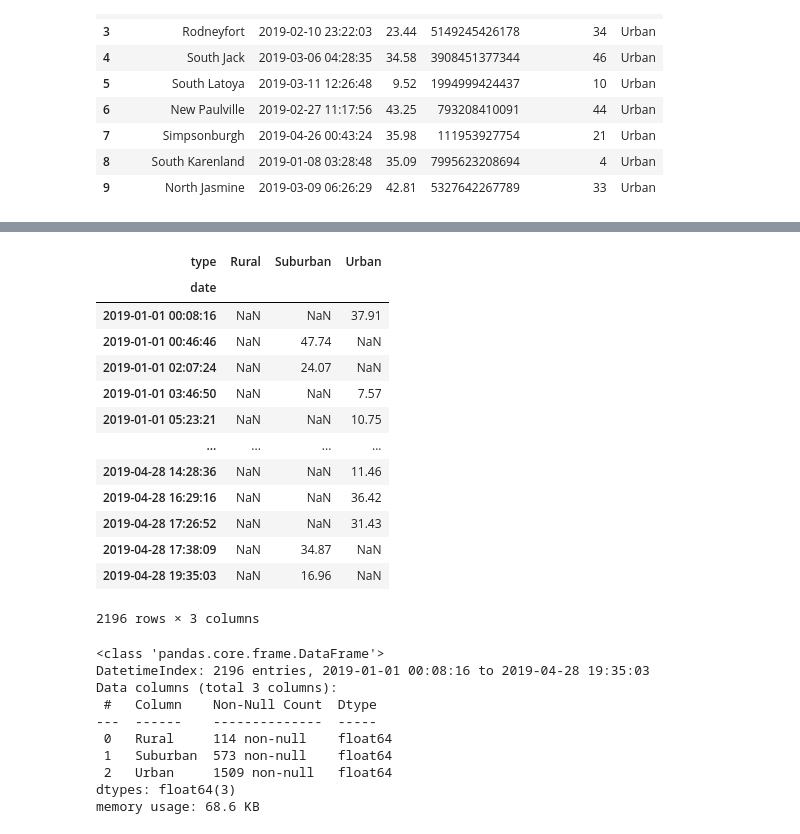
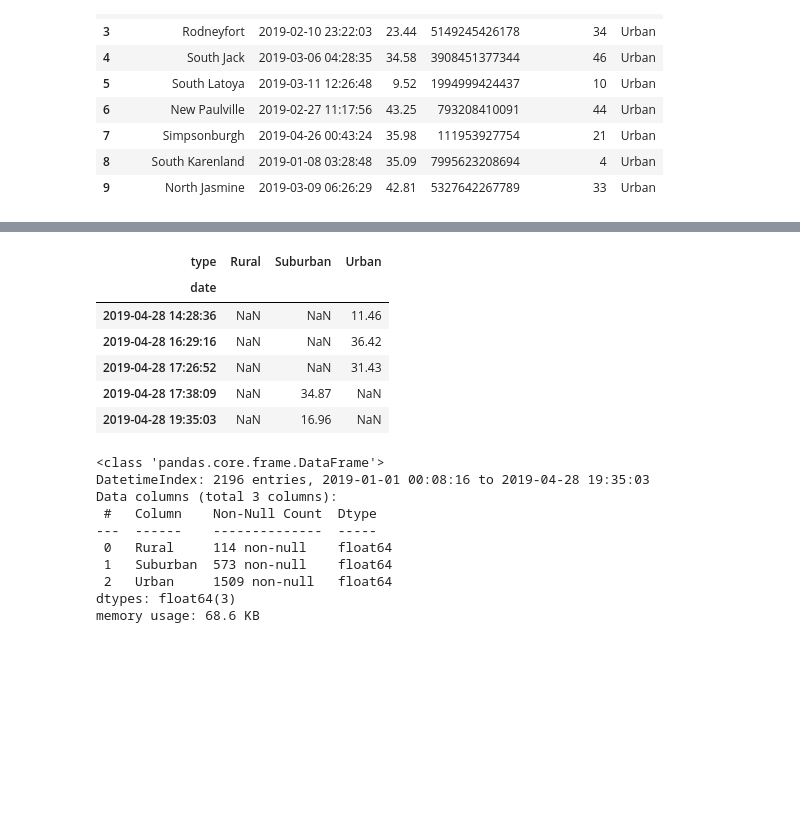
Before and after one commit to fkerimov/PyBer_Analysis, a Jupyter notebook: PyBer_Challenge.ipynb, the cells around one changed output, grey strips where cells are left out. Saved outputs shown, nothing was run; the diff lists cells and outputs as text; code cells hidden in the pictures; blank space fills up the shorter version.

```diff
--- a/PyBer_Challenge.ipynb
+++ b/PyBer_Challenge.ipynb
@@ -155,22 +113,15 @@ fare_groups_pivot.tail(10)
 # %%
 # 5. Create a new DataFrame from the pivot table DataFrame using loc on the given dates, '2019-01-01':'2019-04-29'.
 fares_jan_apr_df = fare_groups_pivot.loc['2019-01-01':'2019-04-29']
-fares_jan_apr_df
+fares_jan_apr_df.tail()
 # %% [output]
 | type | Rural | Suburban | Urban |
 | date |  |  |  |
-| 2019-01-01 00:08:16 | NaN | NaN | 37.91 |
-| 2019-01-01 00:46:46 | NaN | 47.74 | NaN |
-| 2019-01-01 02:07:24 | NaN | 24.07 | NaN |
-| 2019-01-01 03:46:50 | NaN | NaN | 7.57 |
-| 2019-01-01 05:23:21 | NaN | NaN | 10.75 |
-| ... | ... | ... | ... |
 | 2019-04-28 14:28:36 | NaN | NaN | 11.46 |
 | 2019-04-28 16:29:16 | NaN | NaN | 36.42 |
 | 2019-04-28 17:26:52 | NaN | NaN | 31.43 |
 | 2019-04-28 17:38:09 | NaN | 34.87 | NaN |
 | 2019-04-28 19:35:03 | NaN | 16.96 | NaN |
-2196 rows × 3 columns
 # %%
 # 6. Set the "date" index to datetime datatype. This is necessary to use the resample() method in Step 8.
 fares_jan_apr_df.index = pd.to_datetime(fares_jan_apr_df.index)
```
Also changed, not shown: parts of 5 cells of this notebook, 1 other file.
